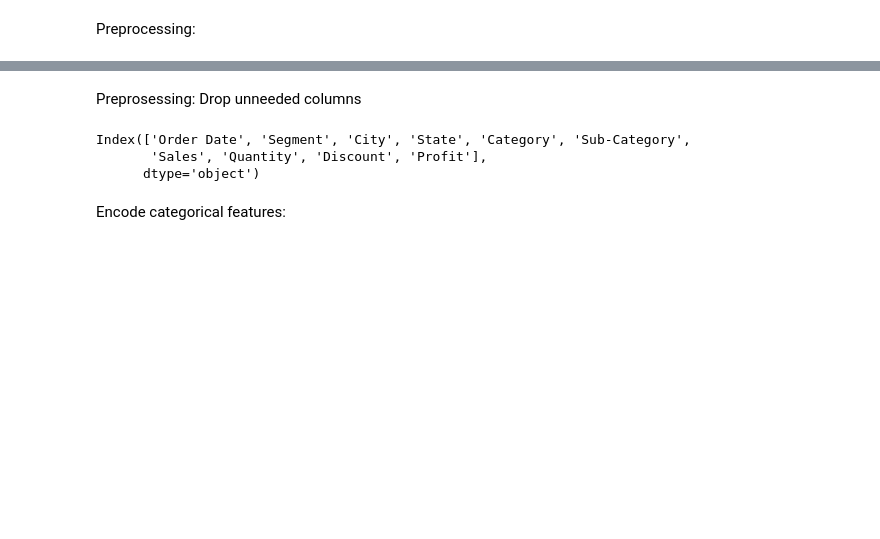
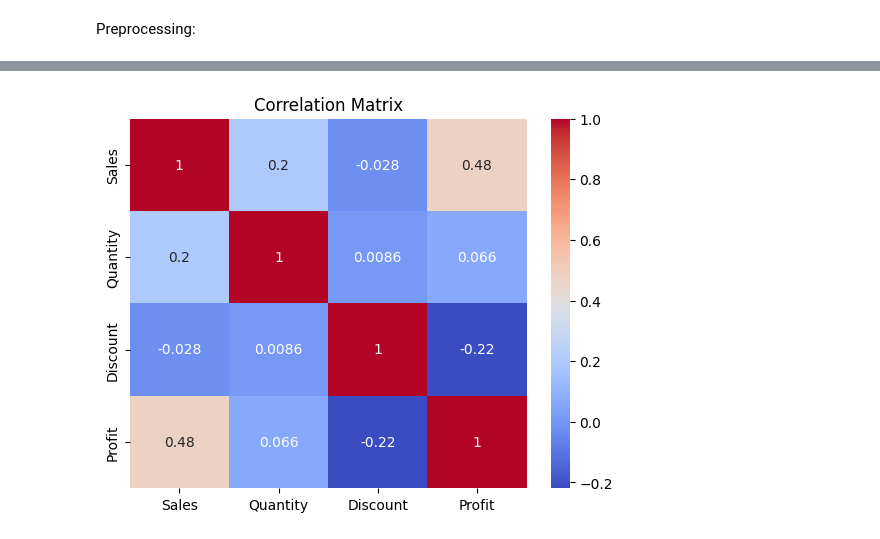
Before and after one commit to zaira-ra/ENSF444_Project, a Jupyter notebook: ENSF444Project.ipynb, the cells around one changed output, grey strips where cells are left out. Drawn from its saved outputs; the diff is of its cells as text; code cells hidden in the pictures; blank space fills up the shorter version.

```diff
--- a/ENSF444Project.ipynb
+++ b/ENSF444Project.ipynb
@@ -12,7 +17,8 @@ import seaborn as sns
 # %% [markdown]
 Load Data
 # %%
-df = pd.read_csv("Superstore.csv", encoding='ISO-8859-1')
+df = pd.read_csv("Superstore.csv", encoding='latin1')
+#added the encoding= to fix an error but there may be another more proper way?
 df.head()
 # %% [output]
 |  | Row ID | Order ID | Order Date | Ship Date | Ship Mode | Customer ID | Customer Name | Segment | Country | ... |
@@ -88,12 +75,0 @@ dtype: object
-# %% [markdown]
-Preprosessing: Drop unneeded columns
-# %%
-df.drop(['Row ID', 'Order ID', 'Ship Date', 'Ship Mode', 'Customer ID', 'Customer Name', 'Country', 'Postal Code',
-           'Region', 'Product ID', 'Product Name'], axis=1, inplace=True)
-df.columns
-# %% [output]
-Index(['Order Date', 'Segment', 'City', 'State', 'Category', 'Sub-Category',
-       'Sales', 'Quantity', 'Discount', 'Profit'],
-      dtype='object')
-# %% [markdown]
-Encode categorical features:
@@ -102,0 +83,9 @@ from sklearn.preprocessing import LabelEncoder
+# %%
+# Graphs to visualize data
+plt.figure()
+corr_matrix = df[['Sales', 'Quantity', 'Discount', 'Profit']].corr()
+sns.heatmap(corr_matrix, annot=True, cmap='coolwarm')
+plt.title('Correlation Matrix')
+plt.show()
+# %% [output]
+[figure, added]
```
Also changed, not shown: parts of 12 cells of this notebook.
